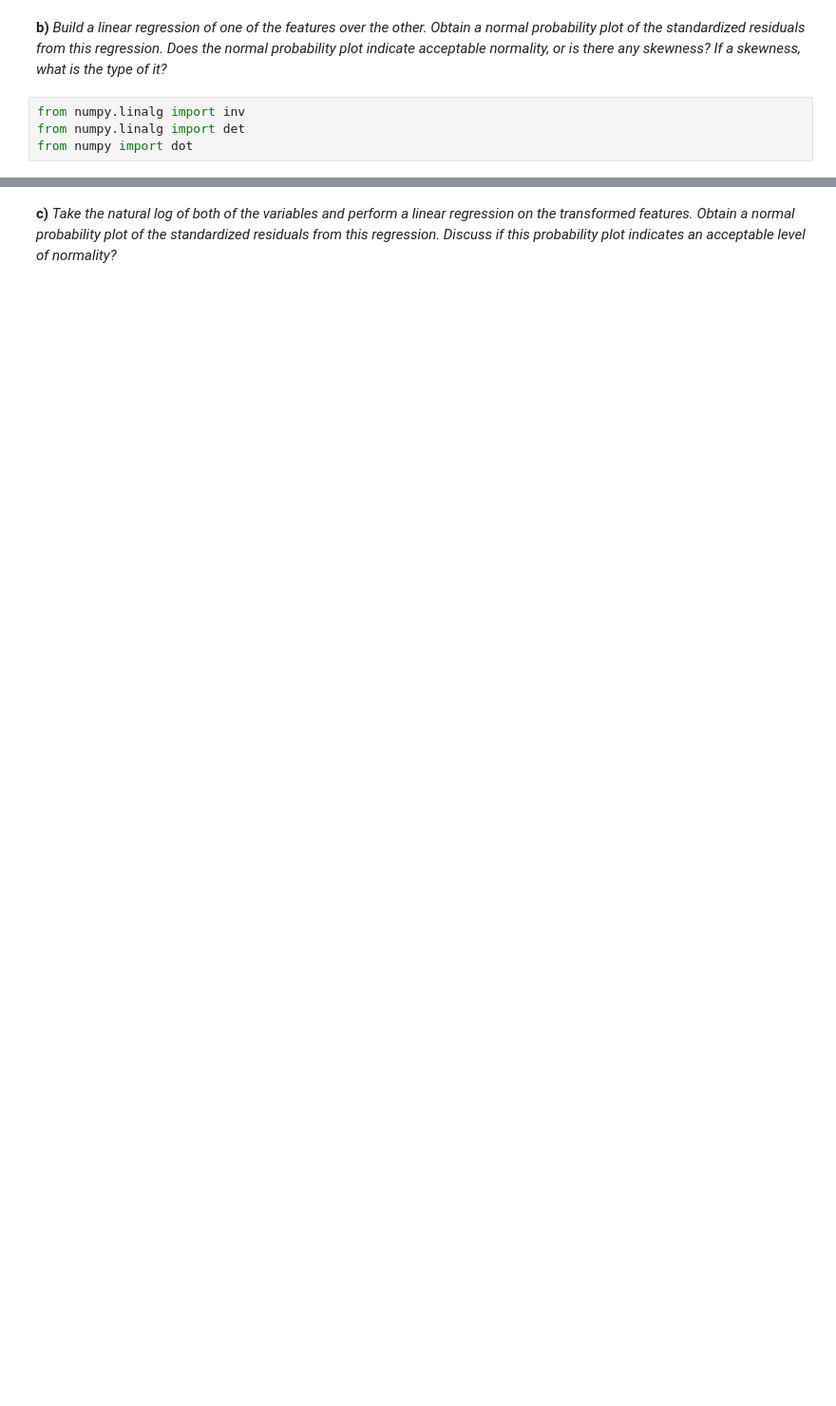
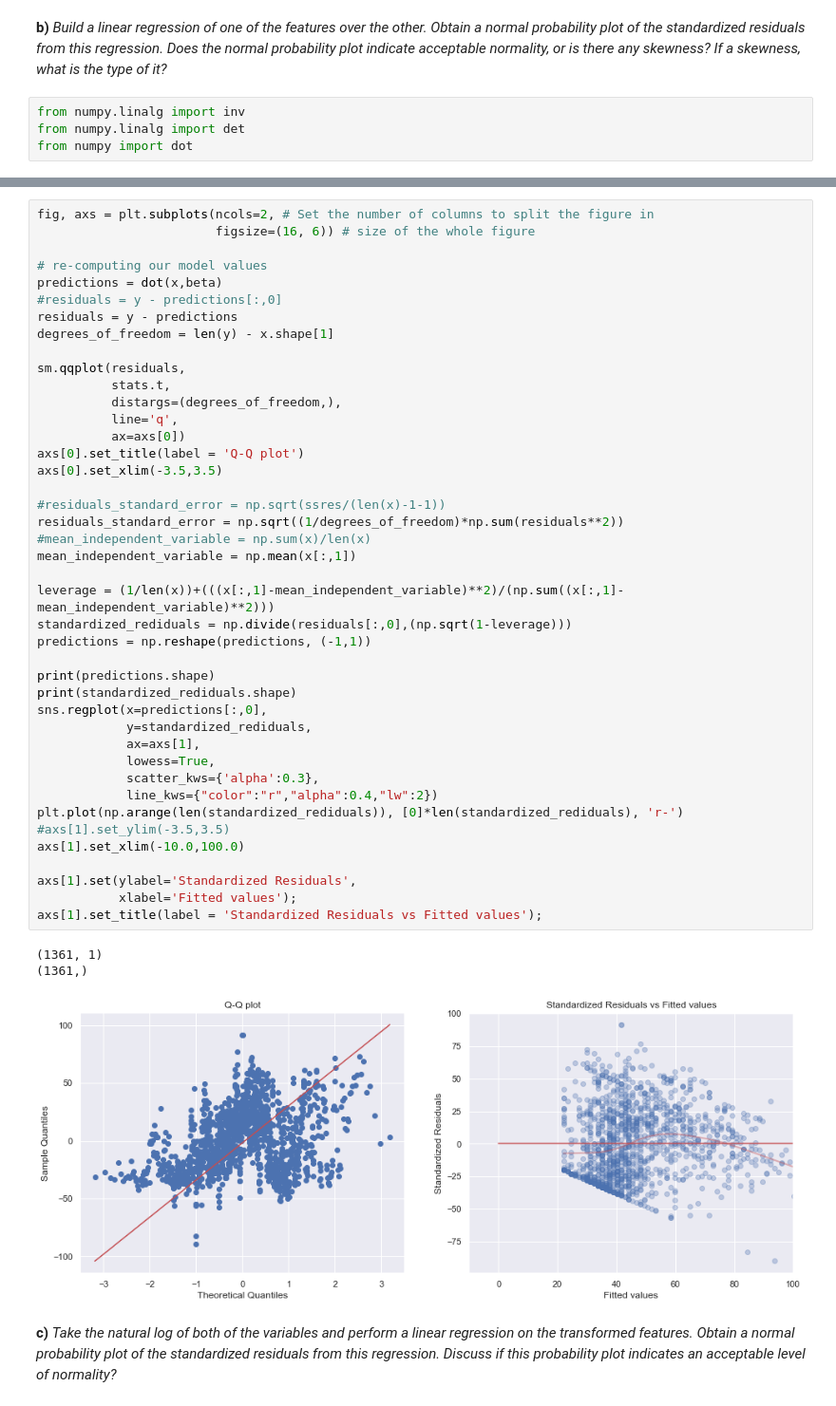
Before and after one commit to oranium/datamining, a Jupyter notebook: NewDataSet/Tryings_on_linear_regression.ipynb, the cells around one changed output, grey strips where cells are left out. Shown at 95% size. Drawn from its saved outputs; the diff is of its cells as text; blank space fills up the shorter version.

```diff
--- a/NewDataSet/Tryings_on_linear_regression.ipynb
+++ b/NewDataSet/Tryings_on_linear_regression.ipynb
@@ -84,3 +174,49 @@ print(x)
+# %%
+fig, axs = plt.subplots(ncols=2, # Set the number of columns to split the figure in
+                        figsize=(16, 6)) # size of the whole figure
+
+# re-computing our model values
+predictions = dot(x,beta)
+#residuals = y - predictions[:,0]
+residuals = y - predictions
+degrees_of_freedom = len(y) - x.shape[1]
+
+sm.qqplot(residuals,
+          stats.t,
+          distargs=(degrees_of_freedom,),
+          line='q',
+          ax=axs[0])
+axs[0].set_title(label = 'Q-Q plot')
+axs[0].set_xlim(-3.5,3.5)
+
+#residuals_standard_error = np.sqrt(ssres/(len(x)-1-1))
+residuals_standard_error = np.sqrt((1/degrees_of_freedom)*np.sum(residuals**2))
+#mean_independent_variable = np.sum(x)/len(x)
+mean_independent_variable = np.mean(x[:,1])
+
+leverage = (1/len(x))+(((x[:,1]-mean_independent_variable)**2)/(np.sum((x[:,1]-mean_independent_variable)**2)))
+standardized_rediduals = np.divide(residuals[:,0],(np.sqrt(1-leverage)))
+predictions = np.reshape(predictions, (-1,1))
+
+print(predictions.shape)
+print(standardized_rediduals.shape)
+sns.regplot(x=predictions[:,0],
+            y=standardized_rediduals,
+            ax=axs[1],
+            lowess=True,
+            scatter_kws={'alpha':0.3},
+            line_kws={"color":"r","alpha":0.4,"lw":2})
+plt.plot(np.arange(len(standardized_rediduals)), [0]*len(standardized_rediduals), 'r-')
+#axs[1].set_ylim(-3.5,3.5)
+axs[1].set_xlim(-10.0,100.0)
+
+axs[1].set(ylabel='Standardized Residuals',
+           xlabel='Fitted values');
+axs[1].set_title(label = 'Standardized Residuals vs Fitted values');
+# %% [output]
+(1361, 1)
+(1361,)
+[figure, added]
 # %% [markdown]
 **c)** *Take the natural log of both of the variables and perform a linear regression on the transformed features. Obtain a normal probability plot of the standardized residuals from this regression. Discuss if this probability plot indicates an acceptable level of normality?*
 # %%
```
Also changed, not shown: parts of 22 cells of this notebook.
